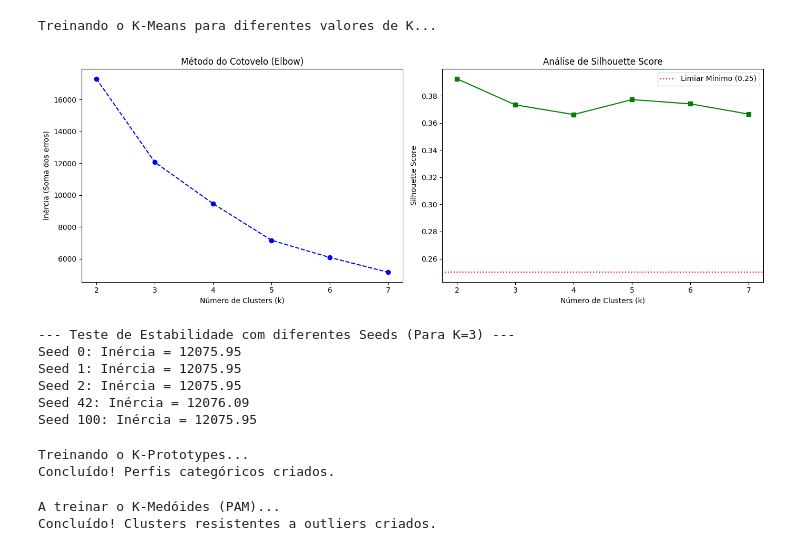
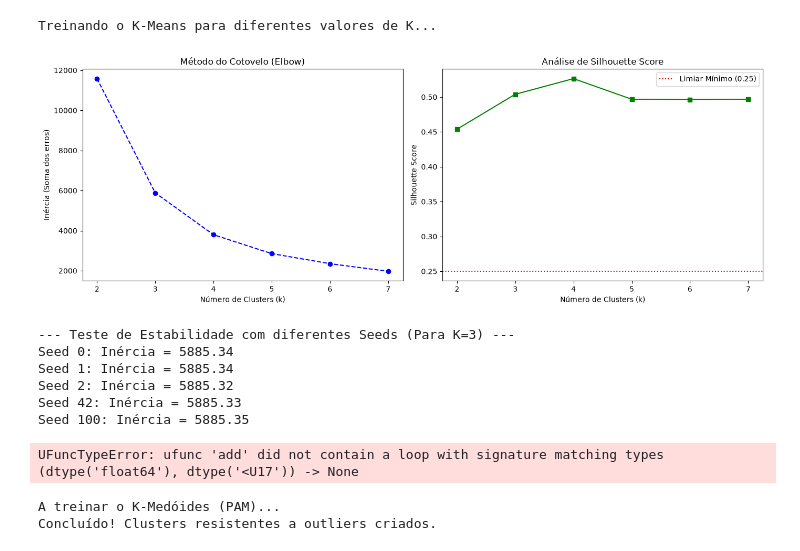
Before and after one commit to harthurhenrique/pix-fraud-detection-clustering, a Jupyter notebook: notebooks/modelagemV0.ipynb, the cells around one changed output. Cells and saved outputs as stored; diff of their text form; code cells hidden in the pictures.

```diff
--- a/notebooks/modelagem.ipynb
+++ b/notebooks/modelagemV0.ipynb
@@ -0,0 +12,4 @@
+# %%
+df = df = pd.read_csv("../data/base_tratada.csv")
+df['Hora'] = df['Hora'].clip(lower=12)
+df['Valor'] = df['Valor'].clip(upper=4000)
@@ -1,18 +41,25 @@
+# %%
+colunas_numericas = var_num
+colunas_categoricas = var_cat
+
+preprocessor = ColumnTransformer(
+    transformers=[
+        ('num', StandardScaler(), colunas_numericas),
+        # OneHotEncoder transforma categorias em 0 e 1
+        ('cat', OneHotEncoder(handle_unknown='ignore', sparse_output=False), colunas_categoricas)
+    ]
+)
+
+preprocessor_num = ColumnTransformer(
+    transformers=[
+        ('num', StandardScaler(), colunas_numericas)
+    ],
+    remainder='drop'
+)
 # %%
-import pandas as pd
-import numpy as np
-import matplotlib.pyplot as plt
-import seaborn as sns
-from sklearn.cluster import KMeans
-from sklearn.metrics import silhouette_score
-import warnings
-
-df = pd.read_csv("../data/base_tratada.csv")
-
 # Selecionar APENAS as variáveis numéricas normalizadas para o K-Means
 # (K-Means não lida bem com categorias)
-features_kmeans = ['Valor_std', 'Valor_Log_std', 'Hora_std']
-X = df[features_kmeans]
+X = preprocessor_num.fit_transform(df)
 
 # MÉTODO DO COTOVELO E SILHOUETTE
 inercia = []
@@ -30,55 +77,48 @@ for k in k_range:
 
 # Gráficos de Avaliação
 fig, (ax1, ax2) = plt.subplots(1, 2, figsize=(14, 5))
 
 # Gráfico 1: Cotovelo
 ax1.plot(k_range, inercia, marker='o', linestyle='--', color='b')
 ax1.set_title('Método do Cotovelo (Elbow)')
 ax1.set_xlabel('Número de Clusters (k)')
 ax1.set_ylabel('Inércia (Soma dos erros)')
 
 # Gráfico 2: Silhouette
 ax2.plot(k_range, silhouette_scores, marker='s', linestyle='-', color='g')
 ax2.set_title('Análise de Silhouette Score')
 ax2.set_xlabel('Número de Clusters (k)')
 ax2.set_ylabel('Silhouette Score')
 ax2.axhline(y=0.25, color='r', linestyle=':', label='Limiar Mínimo (0.25)')
 ax2.legend()
 
 plt.tight_layout()
 plt.show()
 
 # --- TESTE DE ESTABILIDADE  ---
 print("\n--- Teste de Estabilidade com diferentes Seeds (Para K=3) ---")
 seeds = [0, 1, 2, 42, 100]
 for seed in seeds:
     kmeans_test = KMeans(n_clusters=3, random_state=seed, n_init=10)
     kmeans_test.fit(X)
     print(f"Seed {seed}: Inércia = {kmeans_test.inertia_:.2f}")
 # %% [output]
 Treinando o K-Means para diferentes valores de K...
-[figure, old version]
+[figure, new version]
 --- Teste de Estabilidade com diferentes Seeds (Para K=3) ---
-Seed 0: Inércia = 12075.95
-Seed 1: Inércia = 12075.95
-Seed 2: Inércia = 12075.95
-Seed 42: Inércia = 12076.09
-Seed 100: Inércia = 12075.95
+Seed 0: Inércia = 5885.34
+Seed 1: Inércia = 5885.34
+Seed 2: Inércia = 5885.32
+Seed 42: Inércia = 5885.33
+Seed 100: Inércia = 5885.35
 # %%
 import pandas as pd
 from kmodes.kprototypes import KPrototypes
 
-# Definir as colunas que vamos usar
-# Numéricas (já normalizadas)
-cols_num = ['Valor_std', 'Valor_Log_std', 'Hora_std']
-# Categóricas (texto ou 0/1)
-cols_cat = ['TipoChave', 'Status', 'FimDeSemana', 'Madrugada', 'Horario_Comercial']
-
-# O K-Prototypes precisa que os dados sejam passados num formato específico (matriz)
-df_kproto = df[cols_num + cols_cat].copy()
+df_kproto = df[X + colunas_categoricas].copy()
 
 # Descobrir quais são os índices das colunas categóricas
-indices_categoricos = [df_kproto.columns.get_loc(col) for col in cols_cat]
+indices_categoricos = [df_kproto.columns.get_loc(col) for col in colunas_categoricas]
 
 # Treinar o K-Prototypes (K=5 com base no teste do Cotovelo)
 print("Treinando o K-Prototypes...")
@@ -88,8 +128,7 @@ clusters_kproto = kproto.fit_predict(df_kproto.values, categorical=indices_categ
 df['Cluster_KPrototypes'] = clusters_kproto
 print("Concluído! Perfis categóricos criados.")
 # %% [output]
-Treinando o K-Prototypes...
-Concluído! Perfis categóricos criados.
+UFuncTypeError: ufunc 'add' did not contain a loop with signature matching types (dtype('float64'), dtype('<U17')) -> None
 # %%
 from sklearn_extra.cluster import KMedoids
 
```
Also changed, not shown: parts of 2 cells of this notebook, 6 other files.
